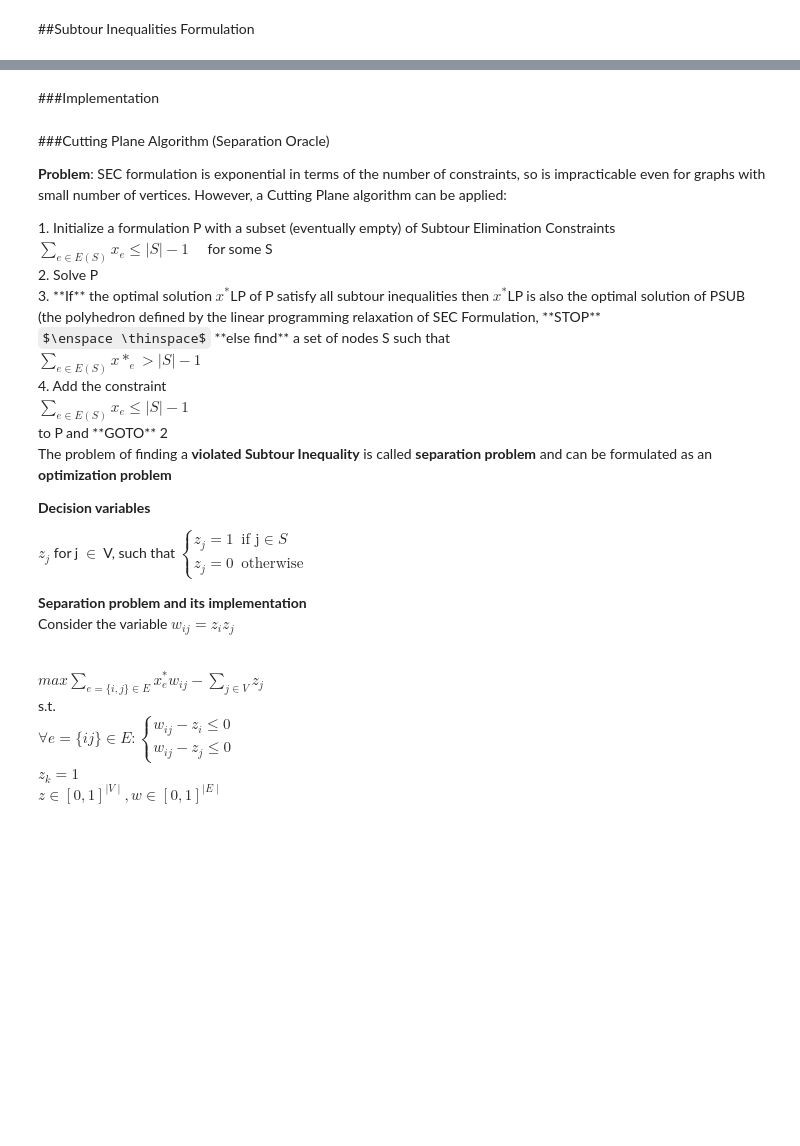
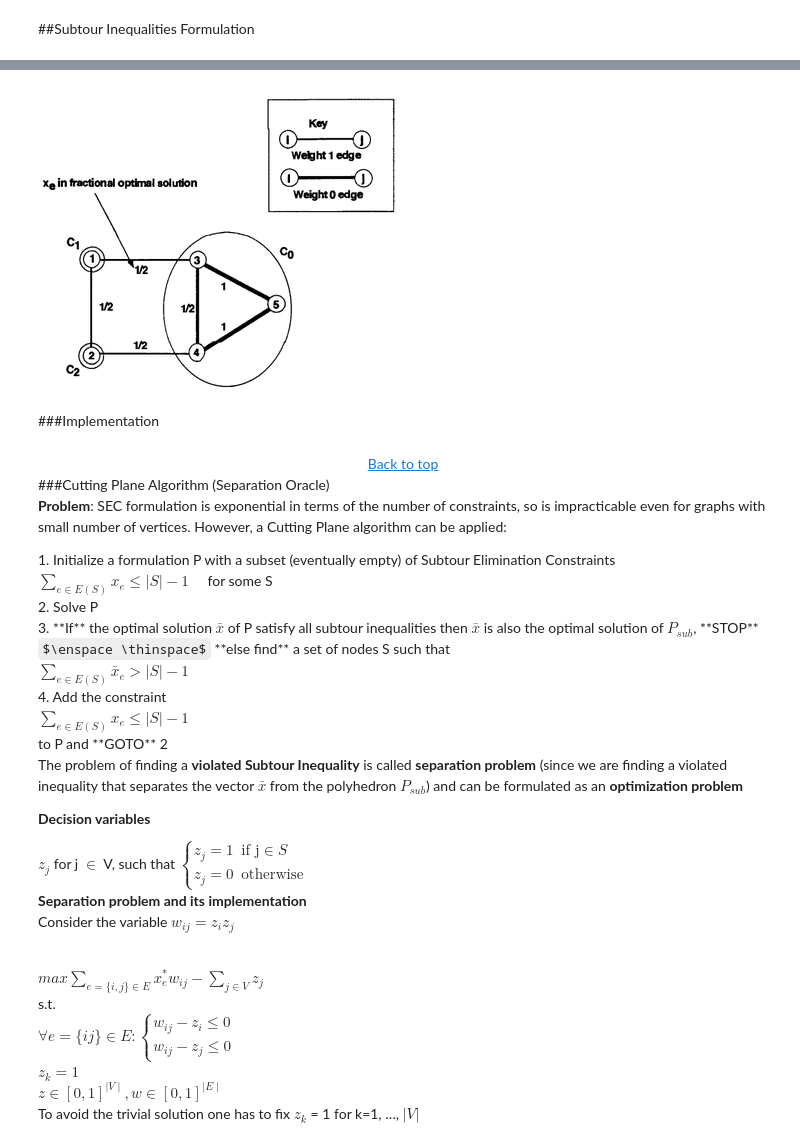
Before and after one commit to Kallendbor/Notebook, a Jupyter notebook: MST.ipynb, the cells around one changed output, grey strips where cells are left out. Cells and saved outputs as stored; diff of their text form; code cells hidden in the pictures; some formulas as TeX source; blank space fills up the shorter version.

```diff
--- a/MST.ipynb
+++ b/MST.ipynb
@@ -90,3 +185,7 @@ $x \in \{0,1\}^{\mid E \mid} $
+# %%
+Image(filename="Immagine.png")
+# %% [output]
+[figure, added]
 # %% [markdown]
 <a id="secimp"></a>
 ###Implementation
@@ -128,6 +227,7 @@ $x \in \{0,1\}^{\mid E \mid} $
 #	 		SEC += 1
 #		 	minspanningtreecompl += lp.lpSum (x[i] if i in x else x[(i[1],i[0])] for i in S.edges()) <= S.number_of_nodes() - 1, name
 # %% [markdown]
+<center><a href="#top">Back to top</a></center>
 <a id="oracle"></a>
 ###Cutting Plane Algorithm (Separation Oracle)
 
@@ -138,20 +238,20 @@ However, a Cutting Plane algorithm can be applied:
 of Subtour Elimination Constraints <br/>
 $\sum_{e \in E(S)} x_{e} \le \left\vert{S}\right\vert - 1 \enspace \enspace$ for some S <br/>
 2. Solve P <br/>
-3. **If** the optimal solution $x^{*}$LP of P satisfy all subtour inequalities then
-		$x^{*}$LP is also the optimal solution of PSUB (the polyhedron defined by the linear programming relaxation of SEC Formulation, **STOP** <br/>
+3. **If** the optimal solution $\bar x$ of P satisfy all subtour inequalities then
+		$\bar x$ is also the optimal solution of $P_{sub}$, **STOP** <br/>
         $\enspace \thinspace$ **else find** a set of nodes S such that <br/>
-        $\sum_{e \in E(S)} x*_{e} > \left\vert{S}\right\vert - 1 $ <br/>
+        $\sum_{e \in E(S)} \bar x_{e} > \left\vert{S}\right\vert - 1 $ <br/>
         4. Add the constraint <br/>
         $\sum_{e \in E(S)} x_{e} \le \left\vert{S}\right\vert - 1$ <br/>
         to P and **GOTO** 2 <br/>
          </div>
 
-The problem of finding a **violated Subtour Inequality** is called **separation problem** and can be formulated as an **optimization problem**
+The problem of finding a **violated Subtour Inequality** is called **separation problem** (since we are finding a violated inequality that separates the vector $\bar x$ from the polyhedron $P_{sub}$) and can be formulated as an **optimization problem**
 
 **Decision variables** <br/>
 
-$z_{j}$ for j $\in$ V, such that $\begin{cases} z_{j}=1 & \mbox{if j}\in S\\ z_{j}=0 & \mbox{otherwise} \end{cases}$
+<div class="code">$z_{j}$ for j $\in$ V, such that $\begin{cases} z_{j}=1 & \mbox{if j}\in S\\ z_{j}=0 & \mbox{otherwise} \end{cases}$</div>
 
 **Separation problem and its implementation** <br/>
 Consider the variable $w_{i j}=z_{i}z_{j}$ <br/><br/>
@@ -163,6 +263,8 @@ $ \forall e=\{i j\} \in E: \begin{cases} w_{i j} - z_{i} \le 0 \\ w_{i j} - z_{j
 $z_{k}=1$ <br/>
 $z \in [0,1]^{\mid V \mid}, w \in [0,1]^{\mid E \mid}$
 </div>
+
+To avoid the trivial solution one has to fix $z_{k}$ = 1 for k=1, …, $\left\vert{V}\right\vert$
 # %%
 #cont = True
 #ftime = True
```
Also changed, not shown: parts of 44 cells of this notebook.
